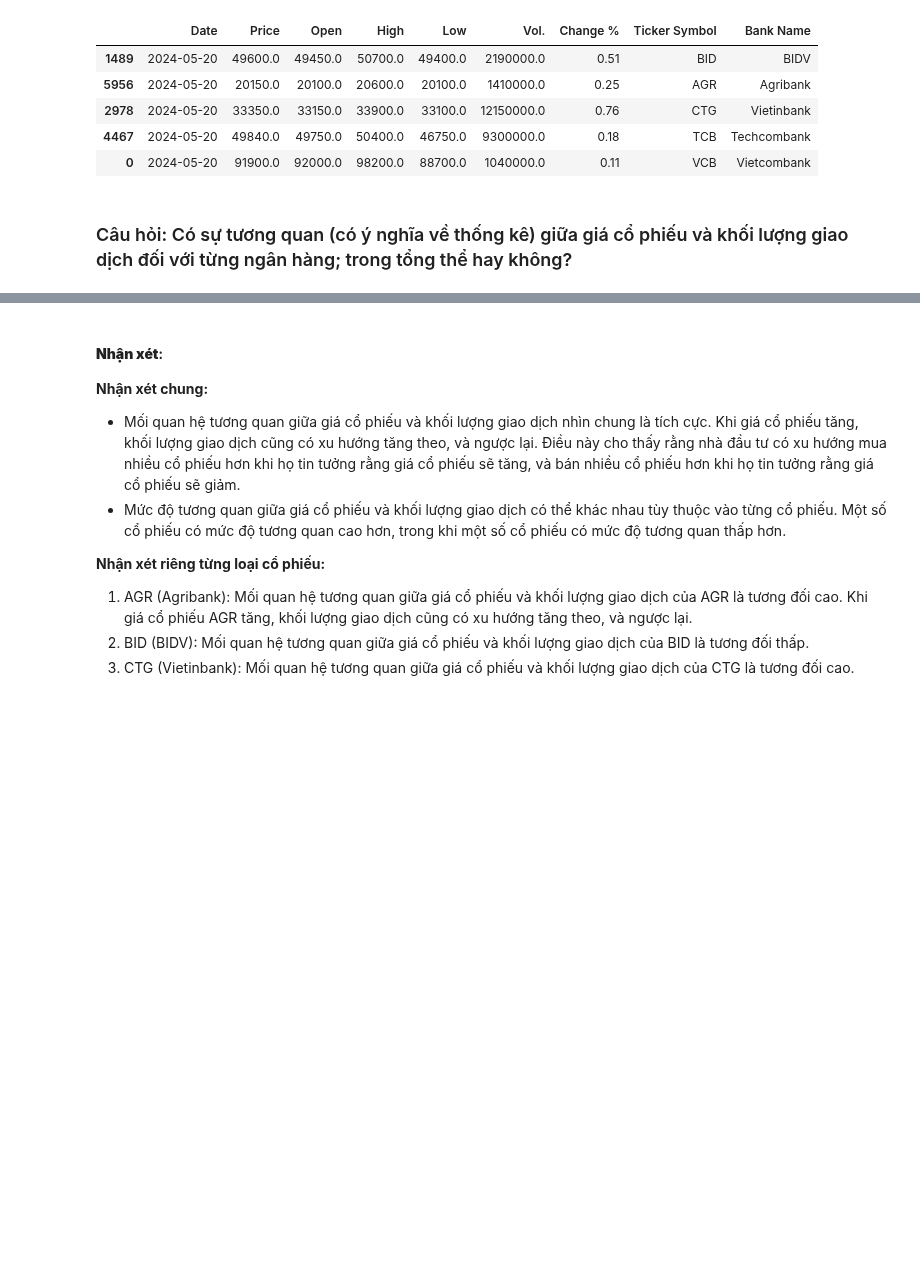
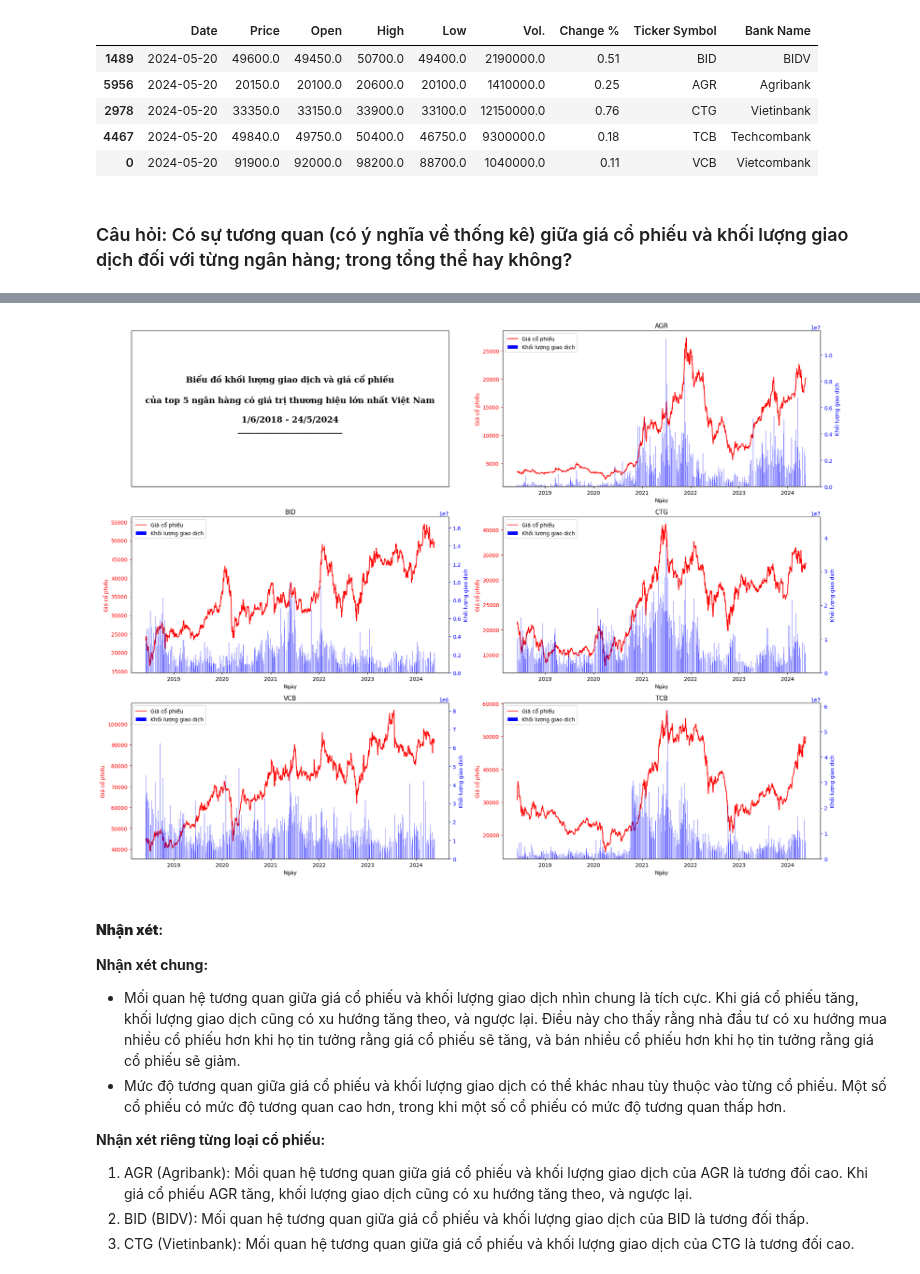
Before and after one commit to HTNam1710/DataViz_Lab02, a Jupyter notebook: todo.ipynb, the cells around one changed output, grey strips where cells are left out. Cells and saved outputs as stored; diff of their text form; code cells hidden in the pictures; blank space fills up the shorter version.

Commit message:
update charts for question 1

```diff
--- a/todo.ipynb
+++ b/todo.ipynb
@@ -191,3 +118,57 @@ for ticker in unique_tickers:
+# %%
+# Định nghĩa số hàng và cột cho grid
+num_cols = 2
+num_rows = (len(unique_tickers) + num_cols - 1) // num_cols
+
+# Tạo một figure với các subplots
+fig, axes = plt.subplots(num_rows, num_cols, figsize=(20, 5 * num_rows))
+axes = axes.flatten()  # Làm phẳng mảng axes để dễ dàng lặp qua
+
+ # Tạo title
+ax0 = axes[0]
+ax0.tick_params(left=False, bottom=False)
+ax0.set_xticklabels([])
+ax0.set_yticklabels([])
+ax0.text(0.5, 0.5,
+            "Biểu đồ khối lượng giao dịch và giá cổ phiếu\n\ncủa top 5 ngân hàng có giá trị thương hiệu lớn nhất Việt Nam\n\n1/6/2018 - 24/5/2024\n_________________________\n",
+            horizontalalignment='center',
+            verticalalignment='center',
+            fontsize=16, fontweight='bold',
+            fontfamily='serif',
+            color="#000000")
+
+# Hàm tạo biểu đồ kết hợp trên một trục nhất định
+def create_combined_chart_v2(ticker_data, ticker, ax):
+    ax.plot(ticker_data['Date'], ticker_data['Price'], 'r', label='Giá cổ phiếu')
+    ax.set_xlabel('Ngày')
+    ax.set_ylabel('Giá cổ phiếu', color='r')
+    ax.tick_params('y', colors='r')
+
+    # Tạo trục y thứ hai cho khối lượng giao dịch
+    ax2 = ax.twinx()
+    ax2.bar(ticker_data['Date'], ticker_data['Vol.'], color='b', alpha=0.6, label='Khối lượng giao dịch')
+    ax2.set_ylabel('Khối lượng giao dịch', color='b')
+    ax2.tick_params('y', colors='b')
+
+    ax.set_title(f'{ticker}')
+    price_patch = plt.Line2D([], [], color='red', label='Giá cổ phiếu')
+    volume_patch = plt.Rectangle((0, 0), 1, 1, fc="blue", edgecolor='none', label='Khối lượng giao dịch')
+
+    ax.legend(handles=[price_patch, volume_patch], loc='upper left')
+
+# Vẽ biểu đồ cho mỗi mã cổ phiếu
+for i, ticker in enumerate(unique_tickers):
+    ticker_data = data[data['Ticker Symbol'] == ticker]
+    create_combined_chart_v2(ticker_data, ticker, axes[i+1])
+
+# Ẩn các subplots không sử dụng
+# for j in range(i+1, len(axes)):
+#     fig.delaxes(axes[j])
+
+plt.tight_layout()
+plt.show()
+# %% [output]
+[figure, added]
 # %% [markdown]
 #### **Nhận xét**:
 **Nhận xét chung:**
```
Also changed, not shown: parts of 5 cells of this notebook.
